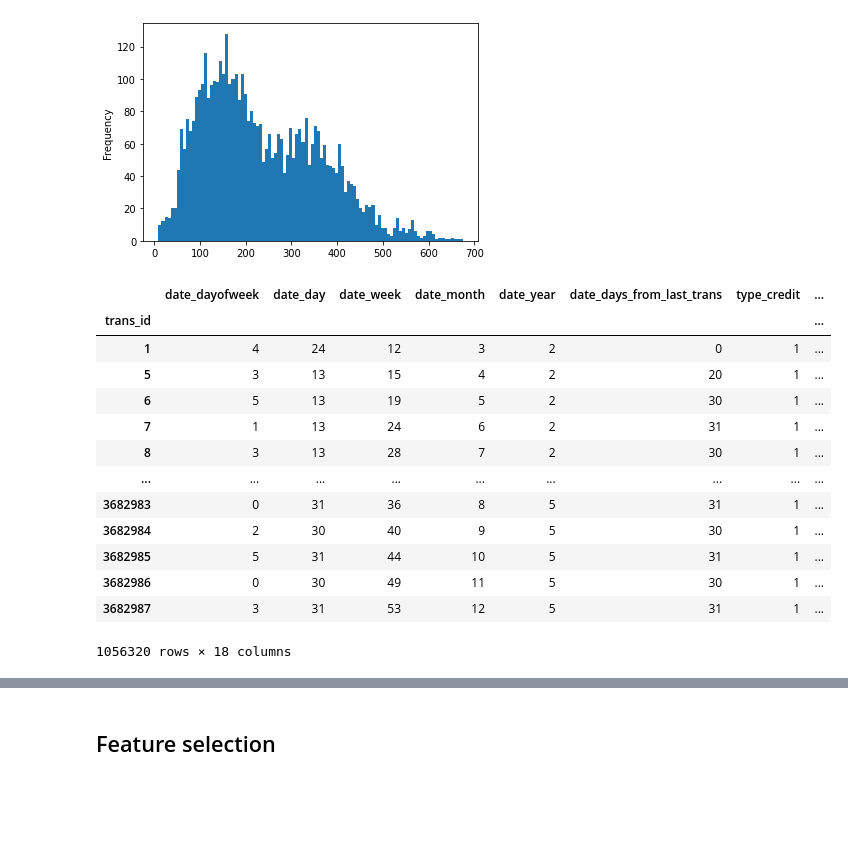
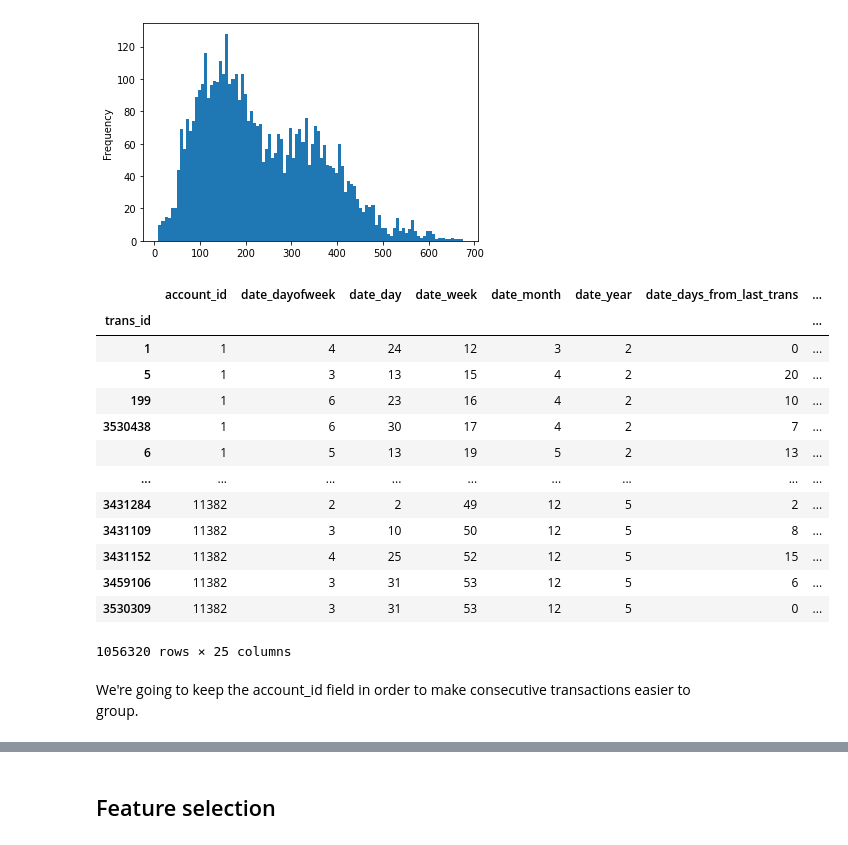
Before and after one commit to tfranza/ibotta_fraud, a Jupyter notebook: data/data_analysis/data_analysis_transactions.ipynb, the cells around one changed output, grey strips where cells are left out. Drawn from its saved outputs; the diff is of its cells as text; code cells hidden in the pictures; blank space fills up the shorter version.

```diff
--- a/data/data_analysis/data_analysis_transactions.ipynb
+++ b/data/data_analysis/data_analysis_transactions.ipynb
@@ -235,6 +257,3 @@ Credit in cash                  156743
 Collection from another bank     65226
 Credit Card Withdrawal            8036
 Name: operation, dtype: int64
-# %%
-print(df[df['operation']=='Credit in cash']['type_credit'].value_counts())
-df.loc[df['type_credit']==1, 'type_cash'] = 1
@@ -246,3 +259,0 @@ Credits are always in cash. So we have directly updated the 'type_cash' column w
-# %%
-print(df[df['operation']=='Withdrawal in cash']['type_cash'].value_counts())
-df.loc[df['operation']=='Withdrawal in cash', 'type_cash'] = 1
@@ -283,3 +259,0 @@ Same reasoning that was done for 'Credit Card Withdrawal' value, can be done wit
-# %%
-df = df.drop(columns=['operation'])
-df
@@ -302,0 +260,13 @@ Since all semantics for the operation field have been stored into the other type
+# %%
+field_name = 'operation'
+
+one_hot = pd.get_dummies(df[field_name], prefix=field_name)
+one_hot.columns = ['op_credit_from_bank', 'op_withdrawal_from_card', 'op_credit_in_cash', 'op_withdrawal_to_bank', 'op_withdrawal_in_cash']
+for column in one_hot.columns:
+    df.insert(
+        df.columns.get_loc(field_name),
+        column.lower(),
+        one_hot[column]
+    )
+df = df.drop(columns=[field_name])
+df
@@ -478,20 +463,22 @@ transactions_per_account.sort_values().plot.hist(bins=100)
 [figure]
 # %%
 accounts = df['account_id']
-df = df.drop(columns=['account_id'])
+#df = df.drop(columns=['account_id'])
 df
 # %% [output]
-|  | date_dayofweek | date_day | date_week | date_month | date_year | date_days_from_last_trans | type_credit | ... |
+|  | account_id | date_dayofweek | date_day | date_week | date_month | date_year | date_days_from_last_trans | ... |
 | trans_id |  |  |  |  |  |  |  | ... |
-| 1 | 4 | 24 | 12 | 3 | 2 | 0 | 1 | ... |
-| 5 | 3 | 13 | 15 | 4 | 2 | 20 | 1 | ... |
-| 6 | 5 | 13 | 19 | 5 | 2 | 30 | 1 | ... |
-| 7 | 1 | 13 | 24 | 6 | 2 | 31 | 1 | ... |
-| 8 | 3 | 13 | 28 | 7 | 2 | 30 | 1 | ... |
+| 1 | 1 | 4 | 24 | 12 | 3 | 2 | 0 | ... |
+| 5 | 1 | 3 | 13 | 15 | 4 | 2 | 20 | ... |
+| 199 | 1 | 6 | 23 | 16 | 4 | 2 | 10 | ... |
+| 3530438 | 1 | 6 | 30 | 17 | 4 | 2 | 7 | ... |
+| 6 | 1 | 5 | 13 | 19 | 5 | 2 | 13 | ... |
 | ... | ... | ... | ... | ... | ... | ... | ... | ... |
-| 3682983 | 0 | 31 | 36 | 8 | 5 | 31 | 1 | ... |
-| 3682984 | 2 | 30 | 40 | 9 | 5 | 30 | 1 | ... |
-| 3682985 | 5 | 31 | 44 | 10 | 5 | 31 | 1 | ... |
-| 3682986 | 0 | 30 | 49 | 11 | 5 | 30 | 1 | ... |
-| 3682987 | 3 | 31 | 53 | 12 | 5 | 31 | 1 | ... |
+| 3431284 | 11382 | 2 | 2 | 49 | 12 | 5 | 2 | ... |
+| 3431109 | 11382 | 3 | 10 | 50 | 12 | 5 | 8 | ... |
+| 3431152 | 11382 | 4 | 25 | 52 | 12 | 5 | 15 | ... |
+| 3459106 | 11382 | 3 | 31 | 53 | 12 | 5 | 6 | ... |
+| 3530309 | 11382 | 3 | 31 | 53 | 12 | 5 | 0 | ... |
-1056320 rows × 18 columns
+1056320 rows × 25 columns
+# %% [markdown]
+We're going to keep the account_id field in order to make consecutive transactions easier to group.
```
Also changed, not shown: parts of 36 cells of this notebook, 1 other file.
